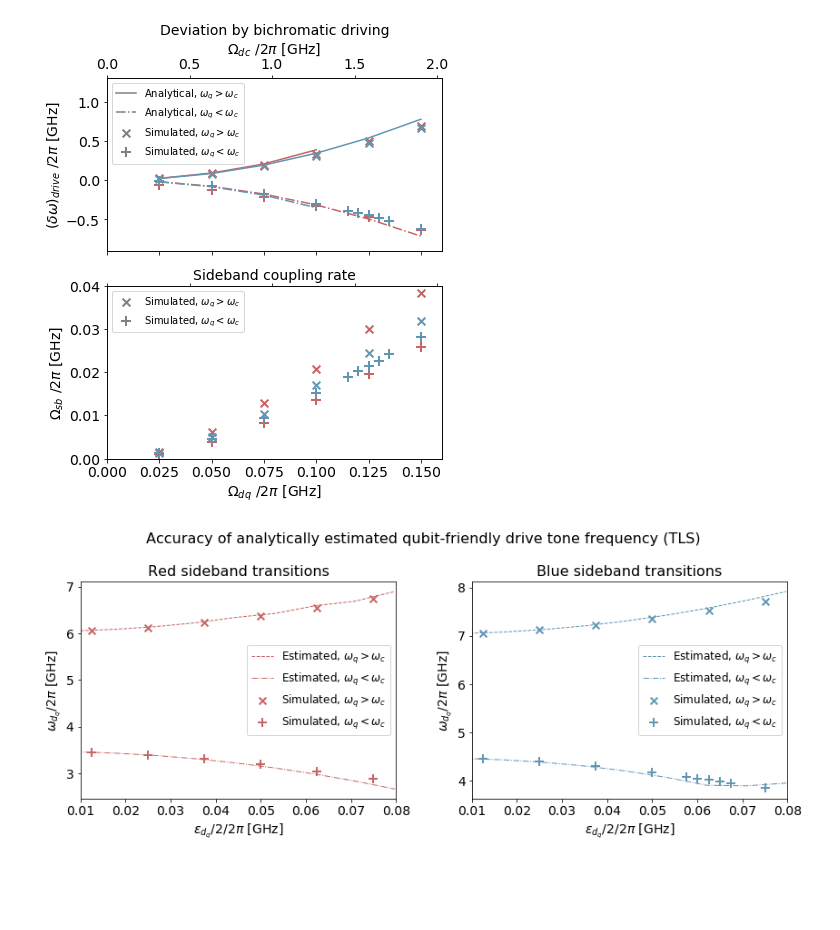
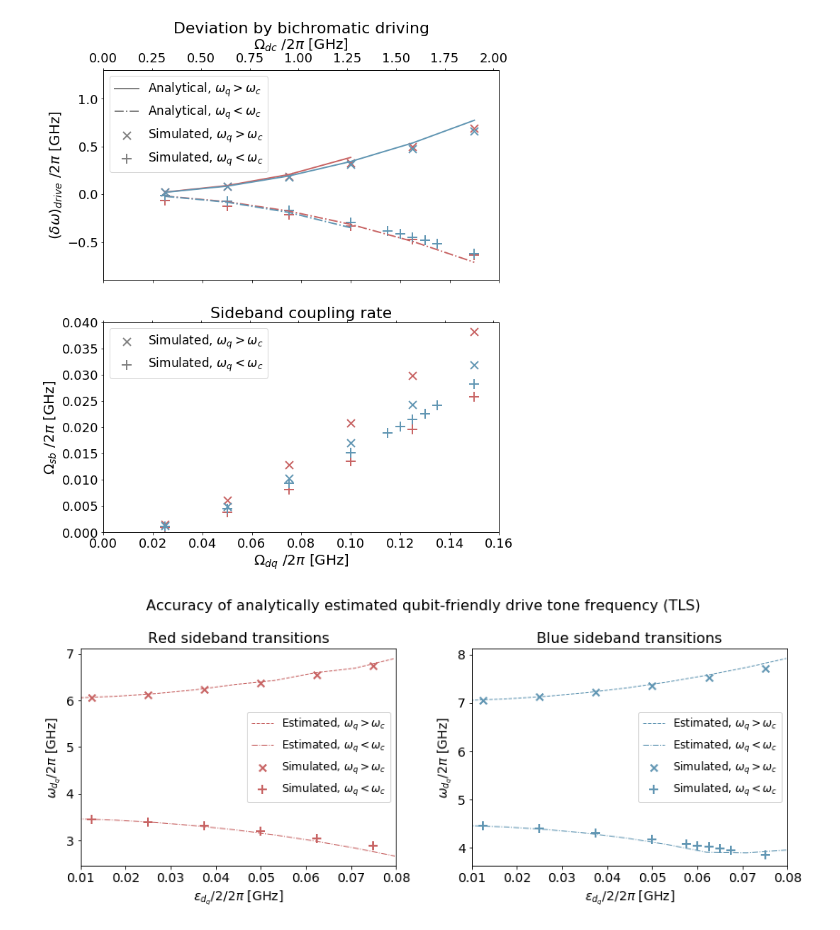
Before and after one commit to wouterkesselsap/thesis, a Jupyter notebook: overview_TLS_double.ipynb, the cells around one changed output. Drawn from its saved outputs; the diff is of its cells as text; code cells hidden in the pictures; blank space fills up the shorter version.

```diff
--- a/overview_TLS_double.ipynb
+++ b/overview_TLS_double.ipynb
@@ -54,62 +54,62 @@ wsb_blue_smaller_cfit = np.polyfit(epsq_smaller_blue, wsb_blue_smaller, polydeg)
 xlim_q = [0.0, 2*0.08]
 xlim_c = [0.0, max(xlim_q)*0.317/0.025]
 
-fig, axes = plt.subplots(2, 1, figsize=(6,7))
+fig, axes = plt.subplots(2, 1, figsize=(10,12))
 
 plt.subplot(2, 1, 1)
 ax1 = plt.gca()
-ax1.scatter(epsq_larger, devdr_red_larger, marker=markerstyles['larger'], lw=2, s=60, c=plotcolours['sbred'])
-ax1.scatter(epsq_smaller_red, devdr_red_smaller, marker=markerstyles['smaller'], lw=2, s=100, c=plotcolours['sbred'])
-ax1.scatter(epsq_larger, devdr_blue_larger, marker=markerstyles['larger'], lw=2, s=60, c=plotcolours['sbblue'])
-ax1.scatter(epsq_smaller_blue, devdr_blue_smaller, marker=markerstyles['smaller'], lw=2, s=100, c=plotcolours['sbblue'])
+ax1.scatter(epsq_larger, devdr_red_larger, marker=markerstyles['larger'], lw=2, s=markersizes['larger'], c=plotcolours['sbred'])
+ax1.scatter(epsq_smaller_red, devdr_red_smaller, marker=markerstyles['smaller'], lw=2, s=markersizes['smaller'], c=plotcolours['sbred'])
+ax1.scatter(epsq_larger, devdr_blue_larger, marker=markerstyles['larger'], lw=2, s=markersizes['larger'], c=plotcolours['sbblue'])
+ax1.scatter(epsq_smaller_blue, devdr_blue_smaller, marker=markerstyles['smaller'], lw=2, s=markersizes['smaller'], c=plotcolours['sbblue'])
 
 ax1.plot(epsq_larger[:-2], devdr_th_red_larger[:-2], ls=linestyles['larger'], c=plotcolours['sbred'])
 ax1.plot(epsq_smaller_red, np.asarray(devdr_th_red_smaller), ls=linestyles['smaller'], c=plotcolours['sbred'])
 ax1.plot(epsq_larger, devdr_th_blue_larger, ls=linestyles['larger'], c=plotcolours['sbblue'])
 ax1.plot(epsq_smaller_blue[:4], devdr_th_blue_smaller[:4], ls=linestyles['smaller'], c=plotcolours['sbblue'])
 
-ax1.scatter(-1, -1, marker=markerstyles['larger'], lw=2, s=60, c='gray', label="Simulated, $\\omega_q > \\omega_c$")
-ax1.scatter(-1, -1, marker=markerstyles['smaller'], lw=2, s=100, c='gray', label="Simulated, $\\omega_q < \\omega_c$")
+ax1.scatter(-1, -1, marker=markerstyles['larger'], lw=2, s=markersizes['larger'], c='gray', label="Simulated, $\\omega_q > \\omega_c$")
+ax1.scatter(-1, -1, marker=markerstyles['smaller'], lw=2, s=markersizes['smaller'], c='gray', label="Simulated, $\\omega_q < \\omega_c$")
 ax1.plot(-1, -1, ls=linestyles['larger'], c='gray', label="Analytical, $\\omega_q > \\omega_c$")
 ax1.plot(-1, -1, ls=linestyles['smaller'], c='gray', label="Analytical, $\\omega_q < \\omega_c$")
 
 ax2 = ax1.twiny()
 ax2.set_xlim(xlim_c)
 
 ax1.set_xlim(xlim_q)
 ax1.set_ylim([-0.9, 1.3])
 
 ax1.set_xticklabels([])
 plt.xlabel("$\\Omega_{{dc}}$ $/2\\pi$ [GHz]")
 ax1.set_ylabel("$(\\delta\\omega)_{drive}$ $/2\\pi$ [GHz]")
 plt.title("Deviation by bichromatic driving")
 ax1.legend()
 
 plt.subplot(2, 1, 2)
 ax1 = plt.gca()
-ax1.scatter(epsq_larger, wsb_red_larger, marker=markerstyles['larger'], lw=2, s=60, c=plotcolours['sbred'])
-ax1.scatter(epsq_smaller_red, wsb_red_smaller, marker=markerstyles['smaller'], lw=2, s=100, c=plotcolours['sbred'])
-ax1.scatter(epsq_larger, wsb_blue_larger, marker=markerstyles['larger'], lw=2, s=60, c=plotcolours['sbblue'])
-ax1.scatter(epsq_smaller_blue, wsb_blue_smaller, marker=markerstyles['smaller'], lw=2, s=100, c=plotcolours['sbblue'])
+ax1.scatter(epsq_larger, wsb_red_larger, marker=markerstyles['larger'], lw=2, s=markersizes['larger'], c=plotcolours['sbred'])
+ax1.scatter(epsq_smaller_red, wsb_red_smaller, marker=markerstyles['smaller'], lw=2, s=markersizes['smaller'], c=plotcolours['sbred'])
+ax1.scatter(epsq_larger, wsb_blue_larger, marker=markerstyles['larger'], lw=2, s=markersizes['larger'], c=plotcolours['sbblue'])
+ax1.scatter(epsq_smaller_blue, wsb_blue_smaller, marker=markerstyles['smaller'], lw=2, s=markersizes['smaller'], c=plotcolours['sbblue'])
 
-ax1.scatter(-1, -1, marker=markerstyles['larger'], lw=2, s=60, c='gray', label='Simulated, $\\omega_q > \\omega_c$')
-ax1.scatter(-1, -1, marker=markerstyles['smaller'], lw=2, s=100, c='gray', label='Simulated, $\\omega_q < \\omega_c$')
+ax1.scatter(-1, -1, marker=markerstyles['larger'], lw=2, s=markersizes['larger'], c='gray', label='Simulated, $\\omega_q > \\omega_c$')
+ax1.scatter(-1, -1, marker=markerstyles['smaller'], lw=2, s=markersizes['smaller'], c='gray', label='Simulated, $\\omega_q < \\omega_c$')
 
 ax2 = ax1.twiny()
 ax2.set_xlim(xlim_c)
 ax2.set_xticklabels([])
 
 ax1.set_xlim(xlim_q)
 ax1.set_ylim([0, 0.04])
 
 ax1.set_xlabel("$\\Omega_{{dq}}$ $/2\\pi$ [GHz]")
 ax1.set_ylabel("$\\Omega_{{sb}}$ $/2\\pi$ [GHz]")
 plt.title("Sideband coupling rate")
 ax1.legend()
 
 plt.show()
 # %% [output]
-[figure, old version]
+[figure, new version]
 # %%
 b, a, nq, nc = ops(2, 10)
 Hc = 0.2*2*pi*(a + a.dag())*(b + b.dag())
```
Also changed, not shown: 3 other files.
